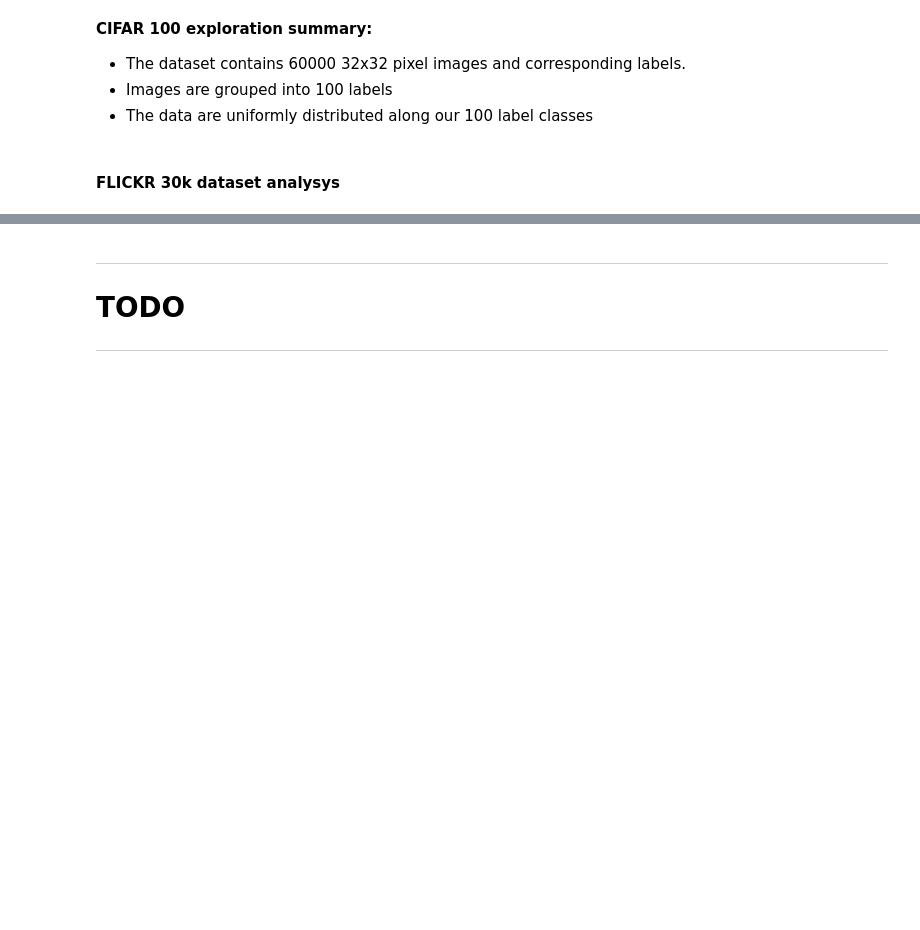
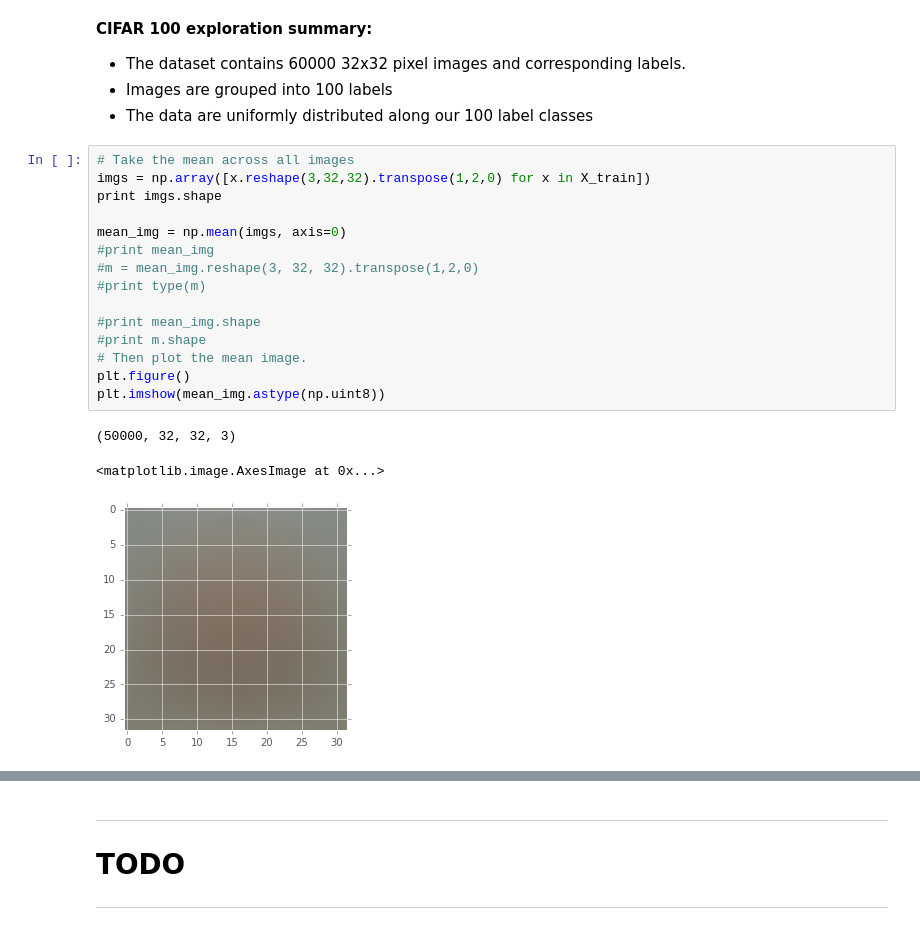
Before and after one commit to miro-ka/convnet_capstone, a Jupyter notebook: project_report_v2.ipynb, the cells around one changed output, grey strips where cells are left out. Drawn from its saved outputs; the diff is of its cells as text; blank space fills up the shorter version.

```diff
--- a/project_report.ipynb
+++ b/project_report_v2.ipynb
@@ -306,5 +260,22 @@ From the above plots, we can see that our CIFAR 100 data are uniformly distribut
 * The dataset contains 60000 32x32 pixel images and corresponding labels.
 * Images are grouped into 100 labels
 * The data are uniformly distributed along our 100 label classes
-# %% [markdown]
-#### FLICKR 30k dataset analysys
+# %%
+# Take the mean across all images
+imgs = np.array([x.reshape(3,32,32).transpose(1,2,0) for x in X_train])
+print imgs.shape
+
+mean_img = np.mean(imgs, axis=0)
+#print mean_img
+#m = mean_img.reshape(3, 32, 32).transpose(1,2,0)
+#print type(m)
+
+#print mean_img.shape
+#print m.shape
+# Then plot the mean image.
+plt.figure()
+plt.imshow(mean_img.astype(np.uint8))
+# %% [output]
+(50000, 32, 32, 3)
+<matplotlib.image.AxesImage at 0x...>
+[figure, added]
```
Also changed, not shown: parts of 11 cells of this notebook, 2 other files.
